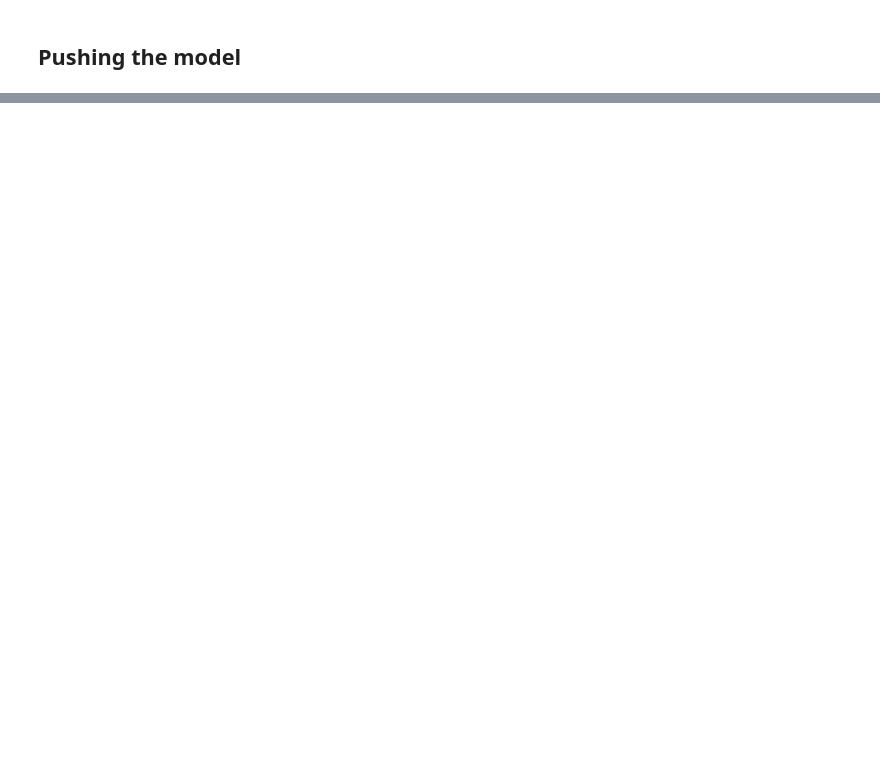
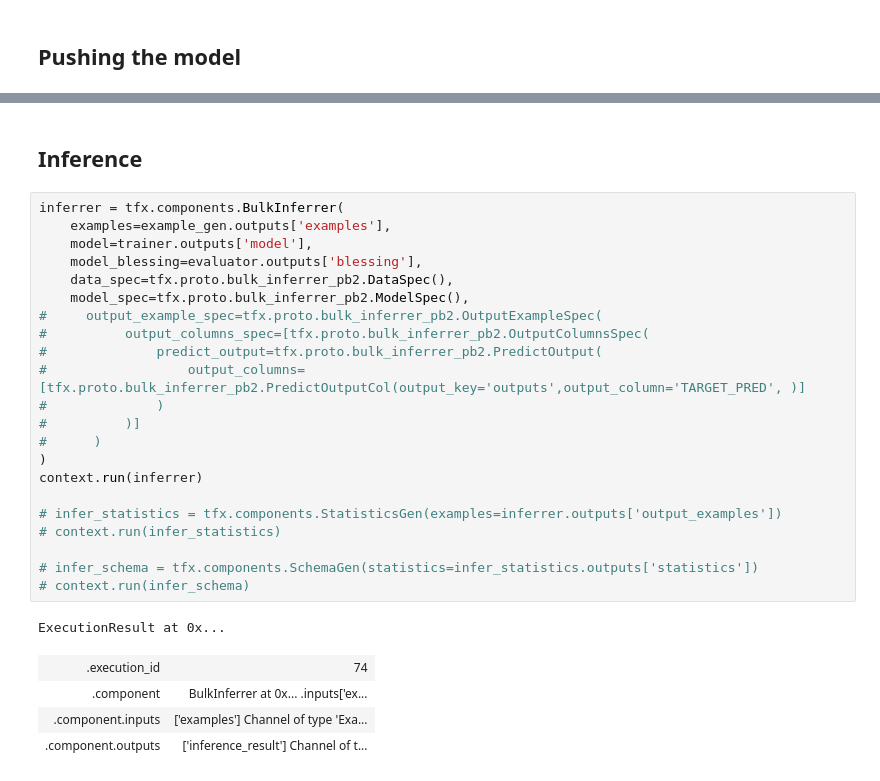
Before and after one commit to ivan-rivera/tfx, a Jupyter notebook: notebooks/interactive_pipeline.ipynb, the cells around one changed output, grey strips where cells are left out. Cells and saved outputs as stored; diff of their text form; blank space fills up the shorter version.

```diff
--- a/notebooks/interactive_pipeline.ipynb
+++ b/notebooks/interactive_pipeline.ipynb
@@ -419,0 +445,30 @@ if os.listdir(push_uri):
+# %% [markdown]
+## Inference
+# %%
+inferrer = tfx.components.BulkInferrer(
+    examples=example_gen.outputs['examples'],
+    model=trainer.outputs['model'],
+    model_blessing=evaluator.outputs['blessing'],
+    data_spec=tfx.proto.bulk_inferrer_pb2.DataSpec(),
+    model_spec=tfx.proto.bulk_inferrer_pb2.ModelSpec(),
+#     output_example_spec=tfx.proto.bulk_inferrer_pb2.OutputExampleSpec(
+#          output_columns_spec=[tfx.proto.bulk_inferrer_pb2.OutputColumnsSpec(
+#              predict_output=tfx.proto.bulk_inferrer_pb2.PredictOutput(
+#                  output_columns=[tfx.proto.bulk_inferrer_pb2.PredictOutputCol(output_key='outputs',output_column='TARGET_PRED', )]
+#              )
+#          )]
+#      )
+)
+context.run(inferrer)
+
+# infer_statistics = tfx.components.StatisticsGen(examples=inferrer.outputs['output_examples'])
+# context.run(infer_statistics)
+
+# infer_schema = tfx.components.SchemaGen(statistics=infer_statistics.outputs['statistics'])
+# context.run(infer_schema)
+# %% [output]
+ExecutionResult at 0x...
+| .execution_id | 74 |
+| .component | BulkInferrer at 0x... .inputs['ex... |
+| .component.inputs | ['examples'] Channel of type 'Exa... |
+| .component.outputs | ['inference_result'] Channel of t... |
```
Also changed, not shown: parts of 19 cells of this notebook, 6 other files.
